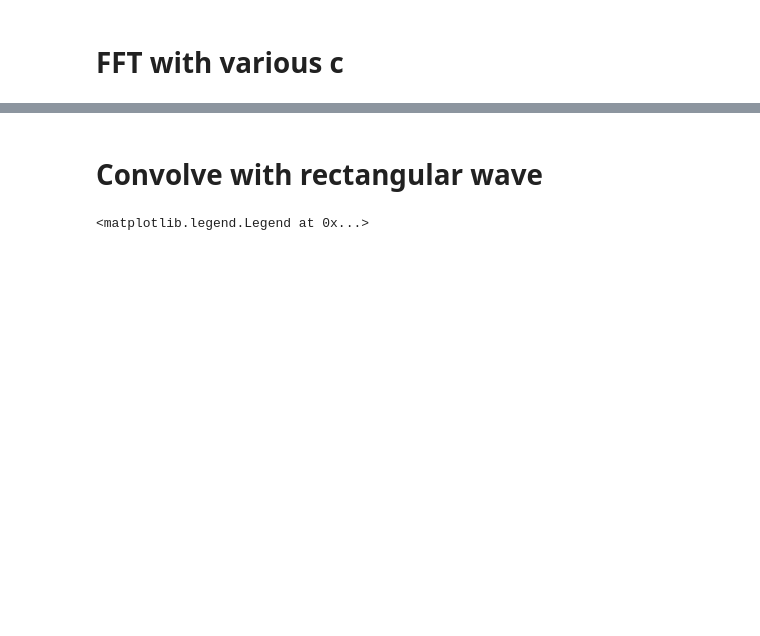
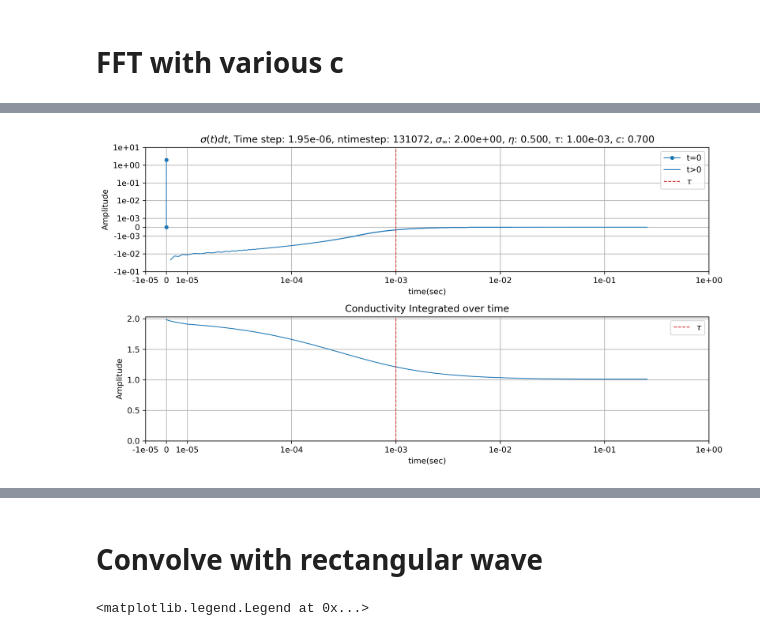
Before and after one commit to MasayukiMotoori/AGU24, a Jupyter notebook: 06_IPmodel_TimeDomain_psuedo.ipynb, the cells around one changed output, grey strips where cells are left out. Cells and saved outputs as stored; diff of their text form; code cells hidden in the pictures; blank space fills up the shorter version.

```diff
--- a/06_IPmodel_TimeDomain_psuedo.ipynb
+++ b/06_IPmodel_TimeDomain_psuedo.ipynb
@@ -135,7 +176,7 @@ interactive(children=(ToggleButtons(button_style='info', description='Mode:', op
 def plot_fft(con_form,res0=None, con8=None,log2nfreq=16, eta=0.1, tau=1e-3, c=0.8, ax=None):
     # Assuming `cc` is your complex array, `freq` is the frequency array, and `tau` is defined
     if ax is None:
-        fig, ax = plt.subplots(2,1, figsize=(8, 6))
+        fig, ax =plt.subplots(2, 1, figsize=(11, 6),dpi=300)
 
     IPmodel_fft = InducedPolarization(con8=con8, res0=res0,eta=eta, tau=tau, c=c)
     freq_tau=IPmodel_fft.get_frequency_tau(log2nfreq=log2nfreq)
@@ -145,27 +186,19 @@ def plot_fft(con_form,res0=None, con8=None,log2nfreq=16, eta=0.1, tau=1e-3, c=0.
     data_tau_intg = np.cumsum(data_tau)
 
     if con_form:
-        ax[0].set_title(f'''Conductivity multiplied by time step {time_step:.2e}, ntimesetp {len(times_tau)}
-        con8={con8:10.2e}, eta={eta:8.3f}, tau={tau:10.2e}, c={c:8.3f}''')
+        ax[0].set_title(
+        fr"$\sigma(t)dt$, Time step: {time_step:.2e}, ntimestep: {len(times_tau)}, "
+        fr"$\sigma_\infty$: {con8:.2e}, $\eta$: {eta:.3f}, $\tau$: {tau:.2e}, $c$: {c:.3f}" )
         ax[1].set_title('Conductivity Integrated over time')
     else:
-        ax[0].set_title(f'''Resistivity multiplied by time step {time_step:.2e}, ntimesetp {len(times_tau)}
-        res0={res0:10.2e}, eta={eta:8.3f}, tau={tau:10.2e}, c={c:8.3f}''')
+        ax[0].set_title(
+        fr"$\rho(t)dt$, time step: {time_step:.2e}, ntimesetp {len(times_tau)}, "
+        fr"$\rho_0$: {res0:10.2e}, $\eta$: {eta:8.3f}, $\tau$: {tau:10.2e}, c={c:8.3f}")
         ax[1].set_title('Resistivity Integrated over time')
 
-    # freq_tau_time =IPmodel_fft.get_frequency_tau_times(times=times_tau)
-    # times_tau_time, data_tau_time = IPmodel_fft.pelton_fft(con_form=con_form, freq=freq_tau_time)
-    # timestep = times_tau_time[1] - times_tau_time[0]
-    # data_tau_time *= timestep
-    # data_tau_time_intg = np.cumsum(data_tau_time)
-    # IPmodel_fft.get_windows(times=times_tau)
-    # window_mat = IPmodel_fft.get_window_matrix(times=times_tau_time)
-    # window_data = window_mat@data_tau_time
-    # window_data_intg = window_mat@data_tau_time_intg
-    # time_step = times_tau[1] - times_tau[0]
     PL_fft = PsuedoLog(
-                logmin=10.**np.floor(np.log10(data_tau[0])-3.),
-                linScale=0.2,
+                logmin=10.**np.floor(np.log10(data_tau.max())-3.),
+                linScale=0.5,
                 logminx=10.**np.ceil(np.log10(time_step)),
                 linScalex=0.2)
     ax[0] = PL_fft.plpl_plot(x=np.r_[0,times_tau[0]], y=np.r_[0,data_tau[0]], ax=ax[0],
@@ -177,13 +210,13 @@ def plot_fft(con_form,res0=None, con8=None,log2nfreq=16, eta=0.1, tau=1e-3, c=0.
     PL_fft.pl_axes(ax=ax[0])
     PL_fft.pl_axes_x(ax=ax[0])
     ax[1] = PL_fft.semiplx(x=times_tau, y=data_tau_intg, ax=ax[1], yscale_log=False,
-                                label='More sampled', color="C0")
+                                label='', color="C0")
     PL_fft.pl_axes_x(ax=ax[1])
     ax[1].set_ylim(bottom=0)
 
 
     for a in ax:
-        a = PL_fft.pl_axvline(ax=a, x=tau,label=r'$\tau$')
+        a = PL_fft.pl_axvline(ax=a, x=tau,color="C3",label=r'$\tau$')
         a.set_xlabel('time(sec)')
         a.set_ylabel('Amplitude')
         a.grid(which='both')
@@ -246,0 +292,13 @@ interactive(children=(ToggleButtons(button_style='info', description='Mode:', in
+# %%
+con_form = True
+con8 = 2.0
+res8 =1/con8
+eta = 0.5
+res0= res8/(1-eta)
+tau = 1e-3
+c = 0.7
+plot_fft(con_form=con_form,log2nfreq=18,con8=con8,eta=eta, tau=tau, c=c)
+plt.tight_layout()
+plt.show()
+# %% [output]
+[figure, added]
```
Also changed, not shown: parts of 28 cells of this notebook, 2 other files.
